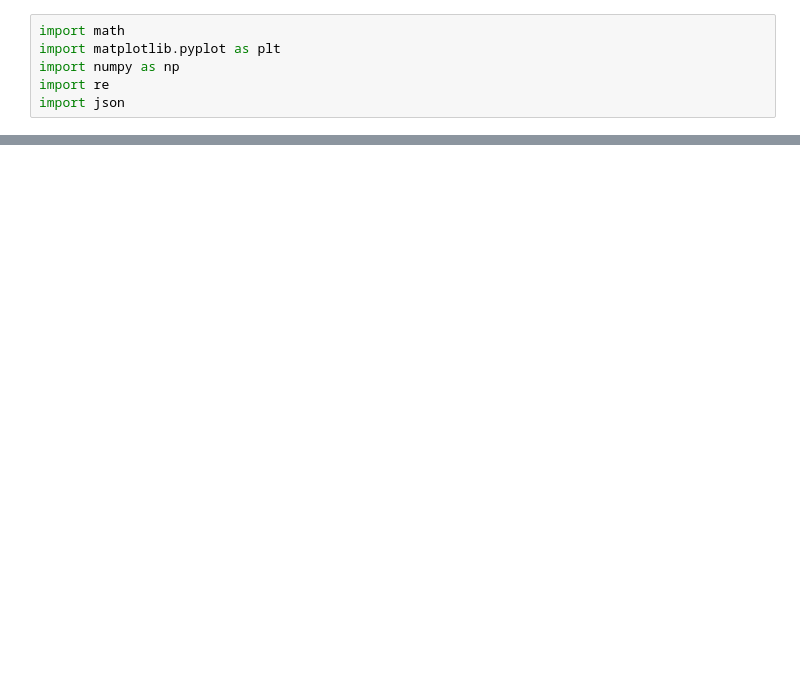
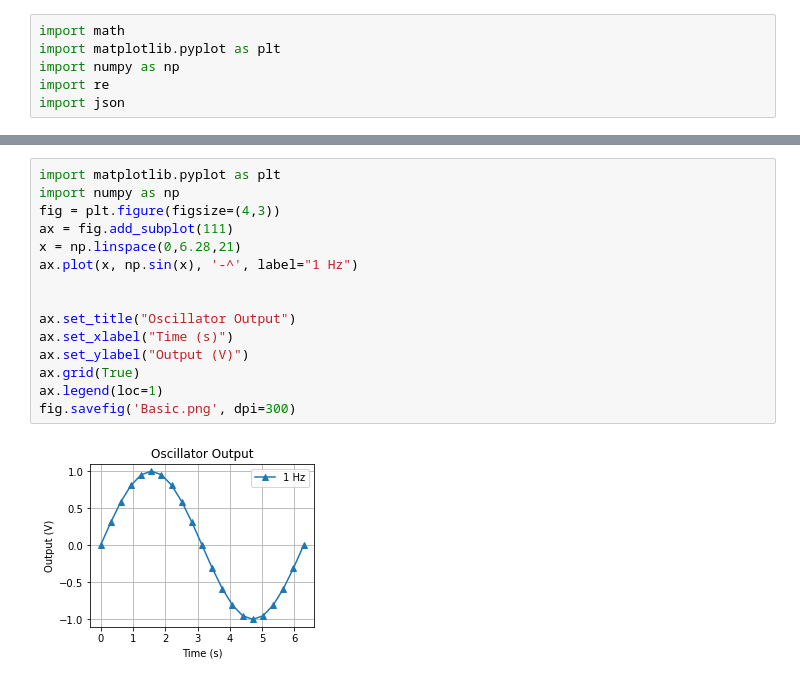
Before and after one commit to ypzhang725/Longshot, a Jupyter notebook: emp-sh2pc/resultsEMP2/pythonSimulation.ipynb, the cells around one changed output, grey strips where cells are left out. Cells and saved outputs as stored; diff of their text form; blank space fills up the shorter version.

```diff
--- a/emp-sh2pc/resultsEMP2/pythonSimulation.ipynb
+++ b/emp-sh2pc/resultsEMP2/pythonSimulation.ipynb
@@ -28,0 +31,17 @@ with open("DP-T:1000,eps:1,N:1000.json") as data_file:
+# %%
+import matplotlib.pyplot as plt
+import numpy as np
+fig = plt.figure(figsize=(4,3))
+ax = fig.add_subplot(111)
+x = np.linspace(0,6.28,21)
+ax.plot(x, np.sin(x), '-^', label="1 Hz")
+
+
+ax.set_title("Oscillator Output")
+ax.set_xlabel("Time (s)")
+ax.set_ylabel("Output (V)")
+ax.grid(True)
+ax.legend(loc=1)
+fig.savefig('Basic.png', dpi=300)
+# %% [output]
+[figure, added]
```
Also changed, not shown: parts of 1 cell of this notebook, 28 other files.
